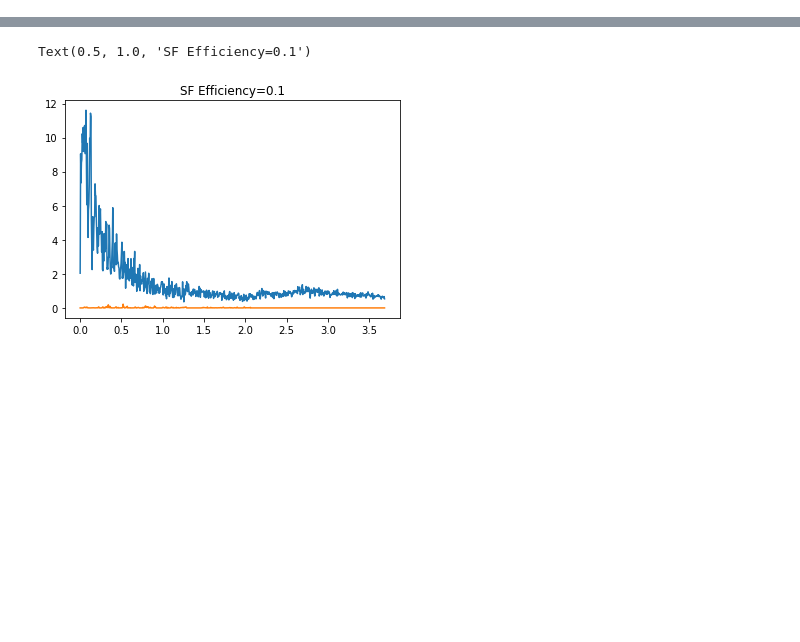
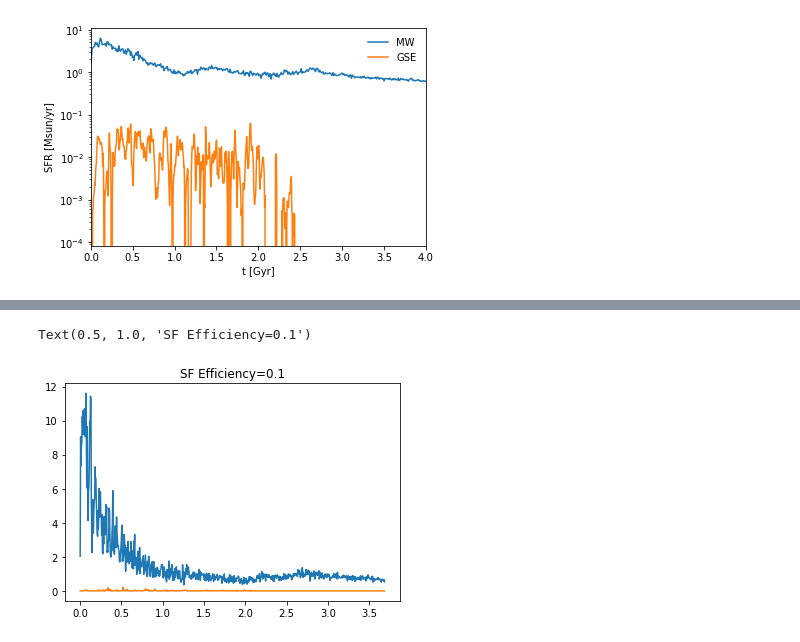
Before and after one commit to gusbeane/GSEgas, a Jupyter notebook: notebooks/SFH.ipynb, the cells around one changed output, grey strips where cells are left out. Drawn from its saved outputs; the diff is of its cells as text; code cells hidden in the pictures; blank space fills up the shorter version.

```diff
--- a/notebooks/SFH.ipynb
+++ b/notebooks/SFH.ipynb
@@ -20,0 +47,17 @@ Text(0.5, 1.0, 'SF Efficiency=0.01')
+# %%
+t, sfr = bin_sfr(SFH['Time'], SFH['SFR_MW'])
+
+plt.plot(t, sfr, label='MW')
+plt.plot(SFH['Time'], SFH['SFR_GSE'], label='GSE')
+# plt.title('SF Efficiency=0.01')
+plt.xlim(0, 4)
+# plt.ylim(0, None)
+
+plt.legend(frameon=False)
+
+plt.xlabel('t [Gyr]')
+plt.ylabel('SFR [Msun/yr]')
+plt.yscale('log')
+# plt.xlim(0, 1)
+# %% [output]
+[figure, added]
```
Also changed, not shown: parts of 12 cells of this notebook, 8 other files.
